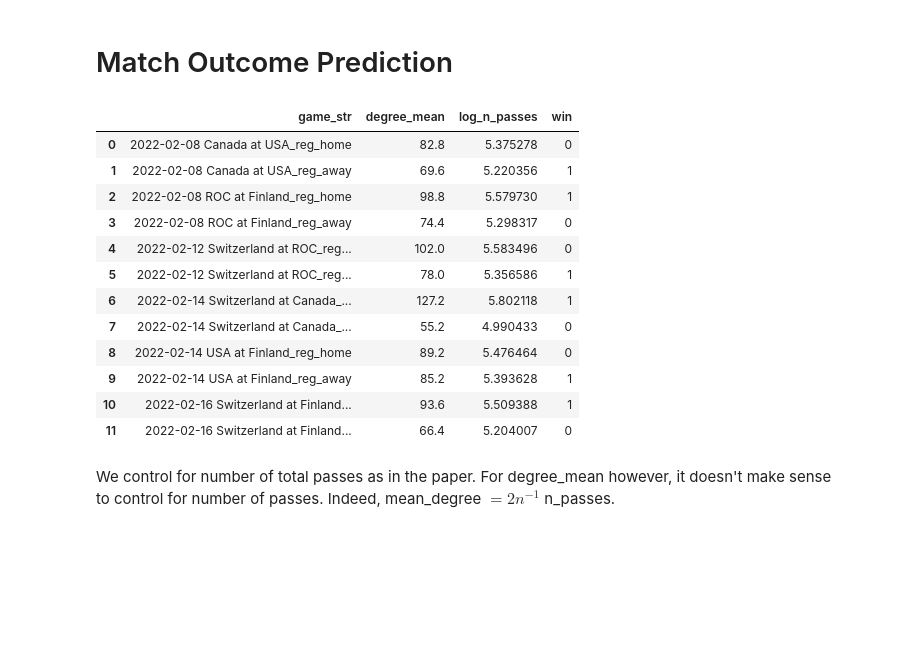
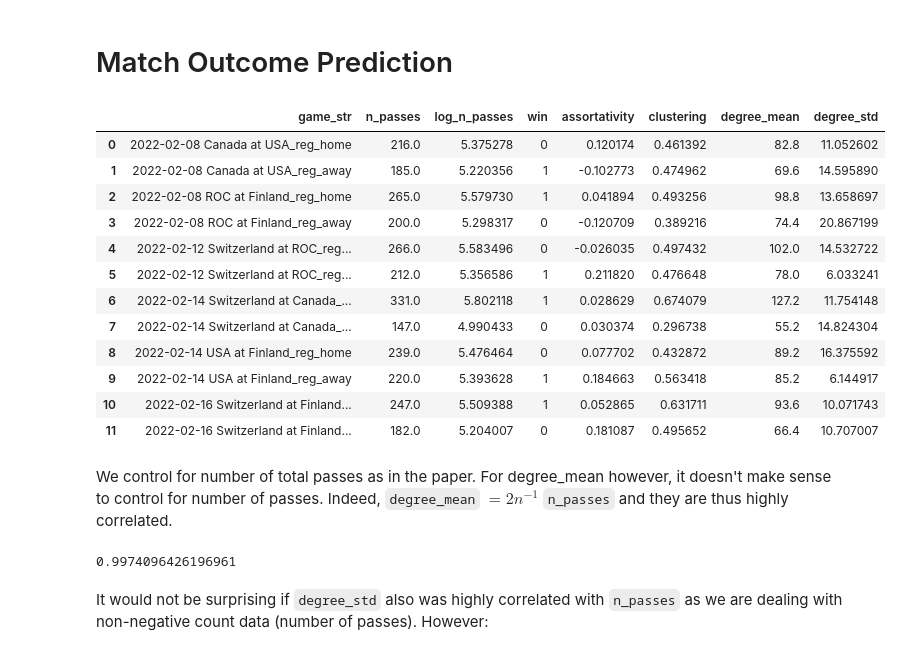
Before and after one commit to Herbsi/sport-networks, a Jupyter notebook: Regression.ipynb, the cells around one changed output. Saved outputs shown, nothing was run; the diff lists cells and outputs as text; code cells hidden in the pictures; blank space fills up the shorter version.

```diff
--- a/Regression.ipynb
+++ b/Regression.ipynb
@@ -34,31 +32,55 @@ def fit(df: pd.DataFrame, covariates: List[str], target: str, logistic: bool = F
     print(res.summary())
 # %% [markdown]
 # Match Outcome Prediction
-# %%
-def get_win_df(feature: callable) -> pd.DataFrame:
-    feature_name = feature.__name__
-    df = pd.DataFrame(
-        [
-            {"game_str": G.name, feature_name: feature(G), "log_n_passes": np.log(G.n_passes), "win": G.win}
-            for G in regular_networks()
-        ]
-    )
-    return df
-# %%
-get_win_df(network.degree_mean)
-# %% [output]
-|  | game_str | degree_mean | log_n_passes | win |
-| 0 | 2022-02-08 Canada at USA_reg_home | 82.8 | 5.375278 | 0 |
-| 1 | 2022-02-08 Canada at USA_reg_away | 69.6 | 5.220356 | 1 |
-| 2 | 2022-02-08 ROC at Finland_reg_home | 98.8 | 5.579730 | 1 |
-| 3 | 2022-02-08 ROC at Finland_reg_away | 74.4 | 5.298317 | 0 |
-| 4 | 2022-02-12 Switzerland at ROC_reg... | 102.0 | 5.583496 | 0 |
-| 5 | 2022-02-12 Switzerland at ROC_reg... | 78.0 | 5.356586 | 1 |
-| 6 | 2022-02-14 Switzerland at Canada_... | 127.2 | 5.802118 | 1 |
-| 7 | 2022-02-14 Switzerland at Canada_... | 55.2 | 4.990433 | 0 |
-| 8 | 2022-02-14 USA at Finland_reg_home | 89.2 | 5.476464 | 0 |
-| 9 | 2022-02-14 USA at Finland_reg_away | 85.2 | 5.393628 | 1 |
-| 10 | 2022-02-16 Switzerland at Finland... | 93.6 | 5.509388 | 1 |
-| 11 | 2022-02-16 Switzerland at Finland... | 66.4 | 5.204007 | 0 |
+# %%
+def get_win_df(features: List[Callable] | Callable) -> pd.DataFrame:
+    """
+    Builds a dataframe of features for each game using the regular situations (no Power Play and Penalty Kill).
+
+    Args:
+        features (List[Callable] | Callable): features to be computed for each game
+
+    Returns:
+        pd.DataFrame: Dataframe with columns game_str, log_n_passes, win, and features
+    """
+    if callable(features):
+        features = [features]
+    df = pd.DataFrame(
+        [
+            {"game_str": G.name, "n_passes": G.n_passes, "log_n_passes": np.log(G.n_passes), "win": G.win}
+            | {feature.__name__: feature(G) for feature in features}
+            for G in regular_networks()
+        ]
+    )
+    return df
+# %%
+features = [
+    network.assortativity,
+    network.clustering,
+    network.degree_mean,
+    network.degree_std,
+]
+df = get_win_df(features)
+df
+# %% [output]
+|  | game_str | n_passes | log_n_passes | win | assortativity | clustering | degree_mean | degree_std |
+| 0 | 2022-02-08 Canada at USA_reg_home | 216.0 | 5.375278 | 0 | 0.120174 | 0.461392 | 82.8 | 11.052602 |
+| 1 | 2022-02-08 Canada at USA_reg_away | 185.0 | 5.220356 | 1 | -0.102773 | 0.474962 | 69.6 | 14.595890 |
+| 2 | 2022-02-08 ROC at Finland_reg_home | 265.0 | 5.579730 | 1 | 0.041894 | 0.493256 | 98.8 | 13.658697 |
+| 3 | 2022-02-08 ROC at Finland_reg_away | 200.0 | 5.298317 | 0 | -0.120709 | 0.389216 | 74.4 | 20.867199 |
+| 4 | 2022-02-12 Switzerland at ROC_reg... | 266.0 | 5.583496 | 0 | -0.026035 | 0.497432 | 102.0 | 14.532722 |
+| 5 | 2022-02-12 Switzerland at ROC_reg... | 212.0 | 5.356586 | 1 | 0.211820 | 0.476648 | 78.0 | 6.033241 |
+| 6 | 2022-02-14 Switzerland at Canada_... | 331.0 | 5.802118 | 1 | 0.028629 | 0.674079 | 127.2 | 11.754148 |
+| 7 | 2022-02-14 Switzerland at Canada_... | 147.0 | 4.990433 | 0 | 0.030374 | 0.296738 | 55.2 | 14.824304 |
+| 8 | 2022-02-14 USA at Finland_reg_home | 239.0 | 5.476464 | 0 | 0.077702 | 0.432872 | 89.2 | 16.375592 |
+| 9 | 2022-02-14 USA at Finland_reg_away | 220.0 | 5.393628 | 1 | 0.184663 | 0.563418 | 85.2 | 6.144917 |
+| 10 | 2022-02-16 Switzerland at Finland... | 247.0 | 5.509388 | 1 | 0.052865 | 0.631711 | 93.6 | 10.071743 |
+| 11 | 2022-02-16 Switzerland at Finland... | 182.0 | 5.204007 | 0 | 0.181087 | 0.495652 | 66.4 | 10.707007 |
 # %% [markdown]
-We control for number of total passes as in the paper. For degree_mean however, it doesn't make sense to control for number of passes. Indeed, mean_degree $=2n^{-1}$ n_passes.
+We control for number of total passes as in the paper. For degree_mean however, it doesn't make sense to control for number of passes. Indeed, `degree_mean` $=2n^{-1}$ `n_passes` and they are thus highly correlated.
+# %%
+pearsonr(df["n_passes"], df["degree_mean"]).statistic
+# %% [output]
+0.9974096426196961
+# %% [markdown]
+It would not be surprising if `degree_std` also was highly correlated with `n_passes` as we are dealing with non-negative count data (number of passes). However:
```
Also changed, not shown: parts of 23 cells of this notebook.
